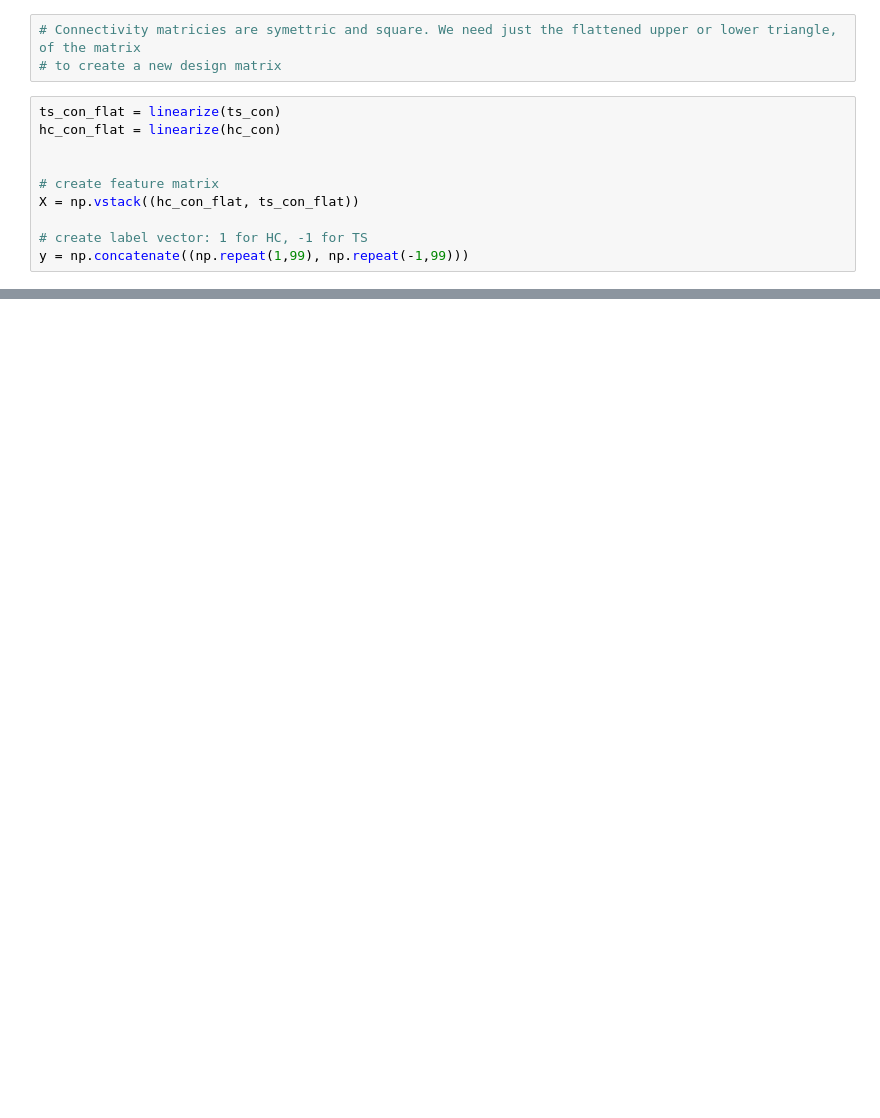
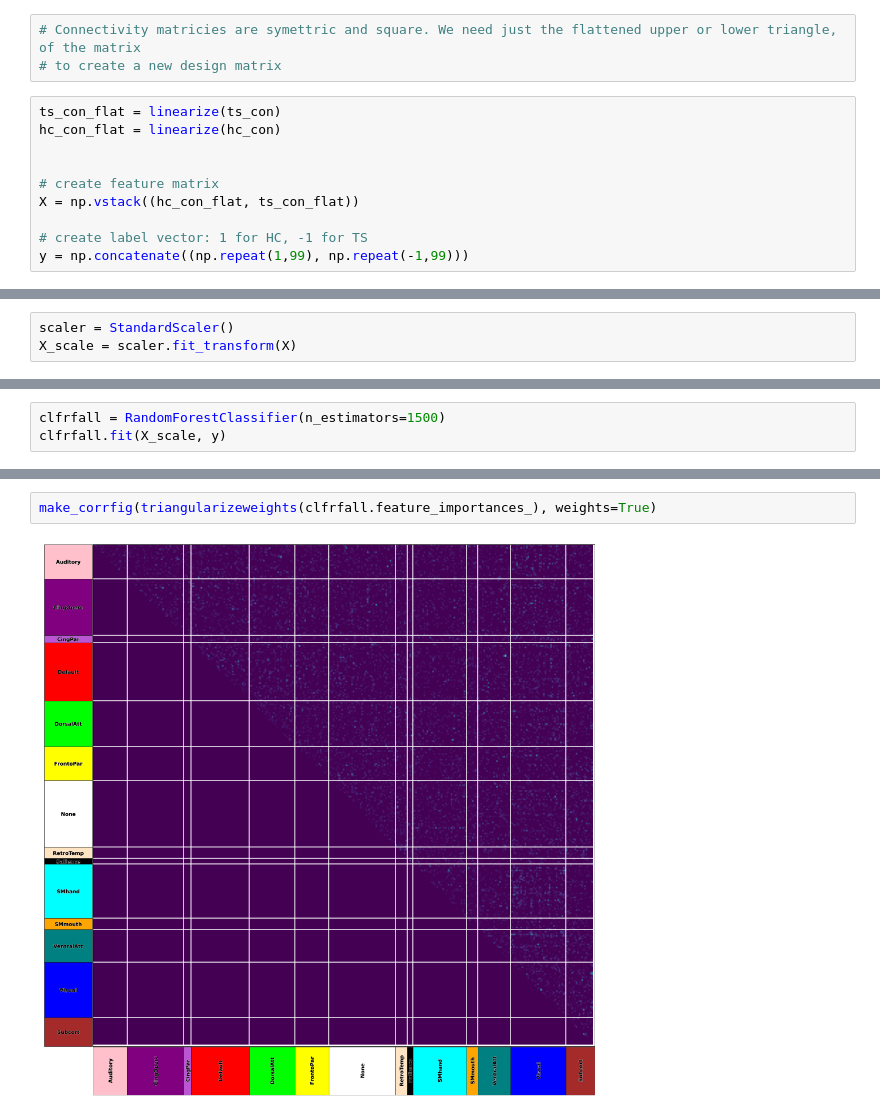
Before and after one commit to MattFeig/pfifc, a Jupyter notebook: linear_svm_analysis.ipynb, the cells around one changed output, grey strips where cells are left out. Drawn from its saved outputs; the diff is of its cells as text; blank space fills up the shorter version.

Commit message:
featureimportance and random forest tests

```diff
--- a/linear_svm_analysis.ipynb
+++ b/linear_svm_analysis.ipynb
@@ -80,0 +87,3 @@ LOOCV Accuracy: 0.672 (0.470)
+# %%
+scaler = StandardScaler()
+X_scale = scaler.fit_transform(X)
@@ -80,0 +106,3 @@ LOOCV Accuracy: 0.672 (0.470)
+# %%
+clfrfall = RandomForestClassifier(n_estimators=1500)
+clfrfall.fit(X_scale, y)
@@ -80,0 +124,4 @@ LOOCV Accuracy: 0.672 (0.470)
+# %%
+make_corrfig(triangularizeweights(clfrfall.feature_importances_), weights=True)
+# %% [output]
+[figure, added]
```
Also changed, not shown: parts of 19 cells of this notebook, 1 other file.
